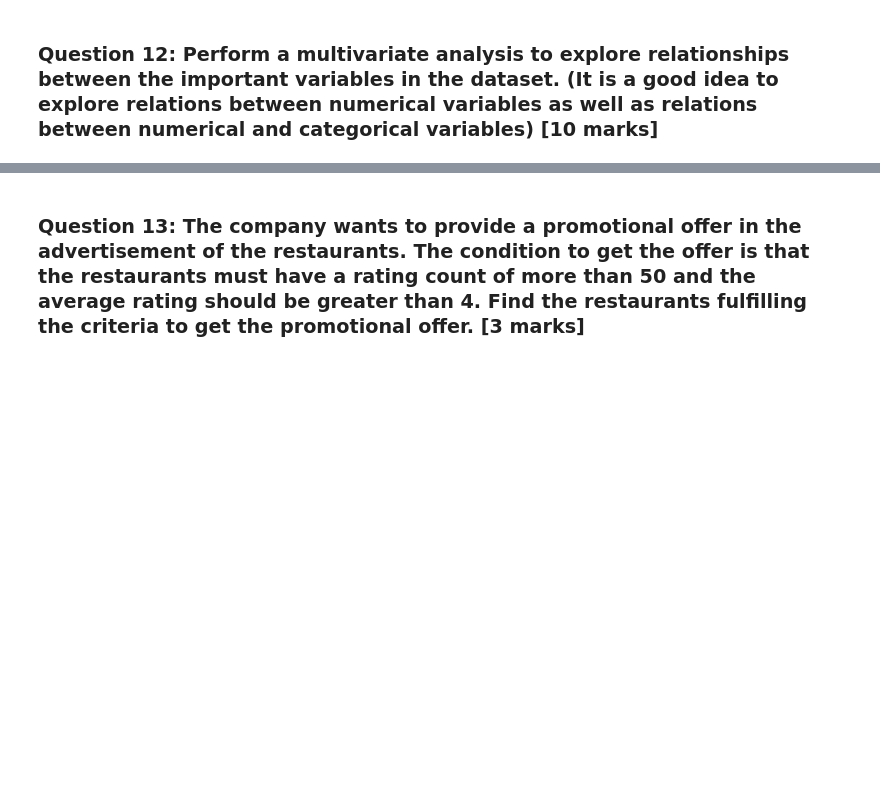
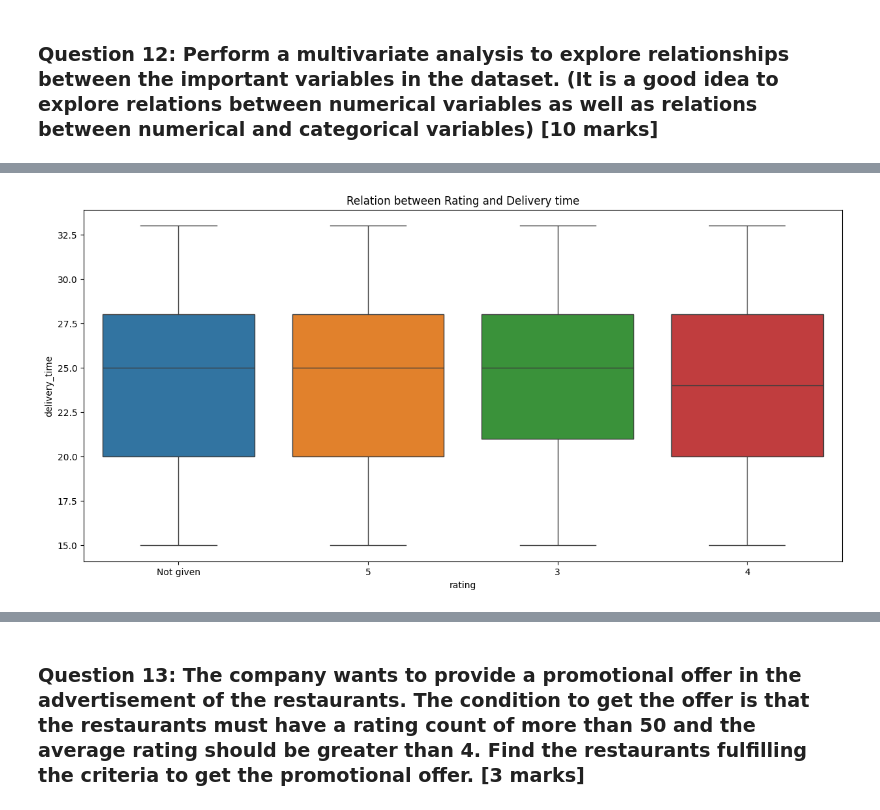
Before and after one commit to Vijayalakshmitce/8-2-demo, a Jupyter notebook: PYF_Project_Learner_Notebook_Full_Code.ipynb, the cells around one changed output, grey strips where cells are left out. Cells and saved outputs as stored; diff of their text form; code cells hidden in the pictures; blank space fills up the shorter version.

```diff
--- a/PYF_Project_Learner_Notebook_Full_Code.ipynb
+++ b/PYF_Project_Learner_Notebook_Full_Code.ipynb
@@ -398,0 +466,8 @@ The mean order for the delivery time: 24.161749209694417
+# %%
+#Rating vs Delivery Time
+plt.figure(figsize=(15,7))
+sns.boxplot(df,x='rating',y='delivery_time',hue='rating')
+plt.title("Relation between Rating and Delivery time")
+plt.show()
+# %% [output]
+[figure, added]
```
Also changed, not shown: parts of 20 cells of this notebook.
